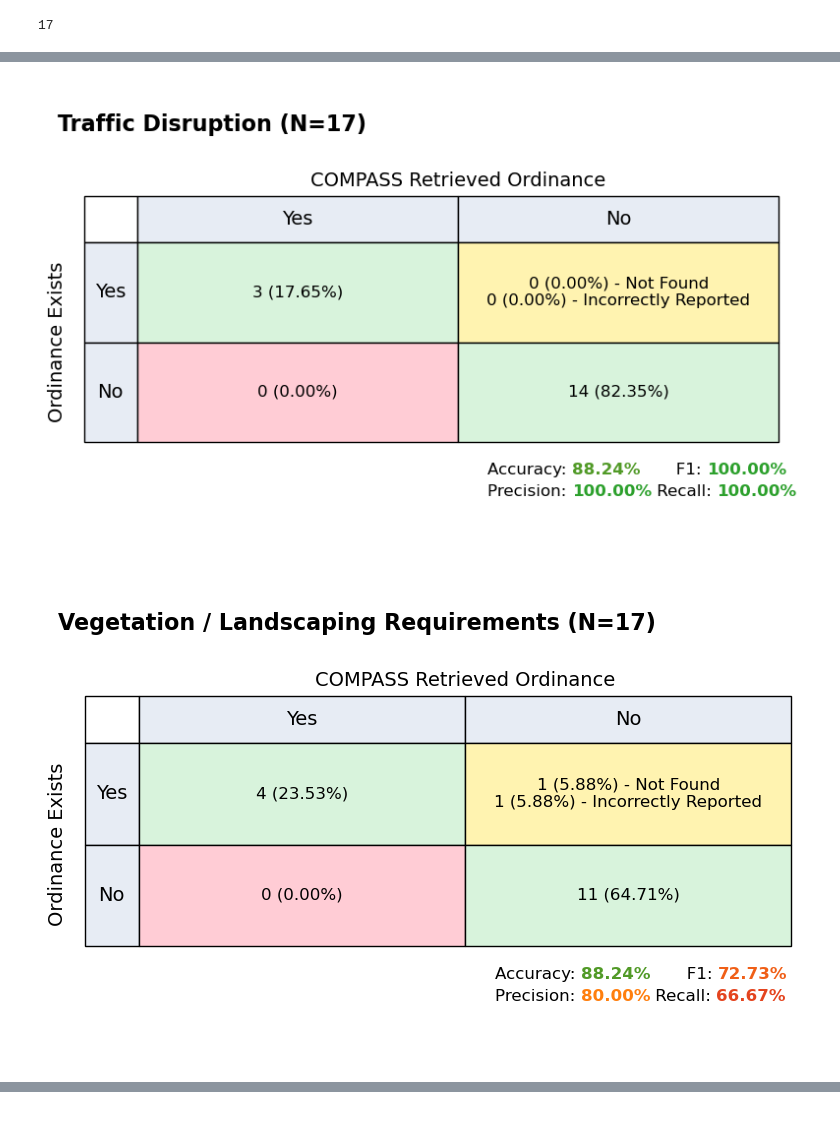
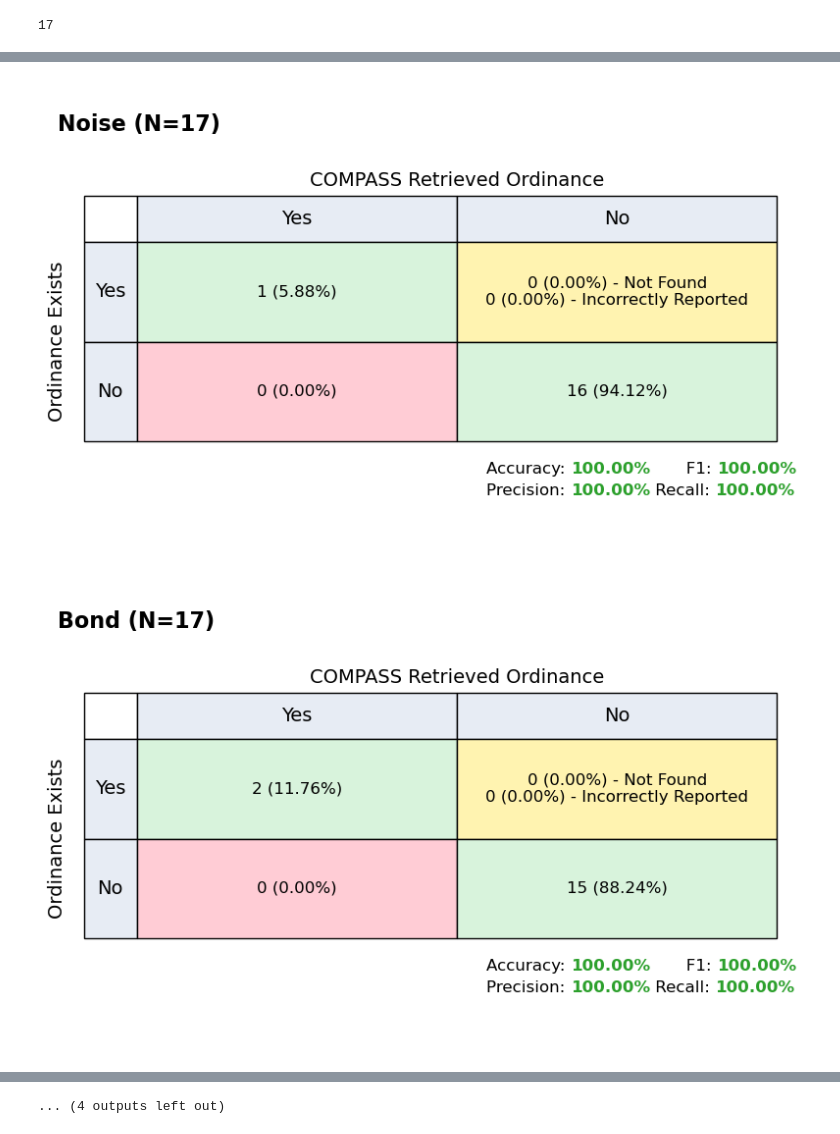
Before and after one commit to NatLabRockies/COMPASS, a Jupyter notebook: support/validation/August_2026_Transmission_extraction_validation.ipynb, the cells around one changed output, grey strips where cells are left out. Drawn from its saved outputs; the diff is of its cells as text; code cells hidden in the pictures.

Commit message:
Finalize transmission data

```diff
--- a/support/validation/August_2026_Transmission_extraction_validation.ipynb
+++ b/support/validation/August_2026_Transmission_extraction_validation.ipynb
@@ -203,7 +204,7 @@ pra_breakdown
 # %%
 for feature in results["Feature"].unique():
     data = results[results["Feature"] == feature]
-    plot_out_fn = f"solar_validation_{feature}.png"
+    plot_out_fn = f"transmission_validation_{feature}.png"
     plot_out_fn = (
         plot_out_fn
         .replace(" / ", "_")
@@ -231,2 +232,2 @@ for feature in results["Feature"].unique():
-[figure, old version]
+[figure, new version]
-[figure, old version]
+[figure, new version]
@@ -233,0 +237 @@ for feature in results["Feature"].unique():
+... (4 outputs left out)
```
Also changed, not shown: parts of 7 cells of this notebook, 1 other file.
